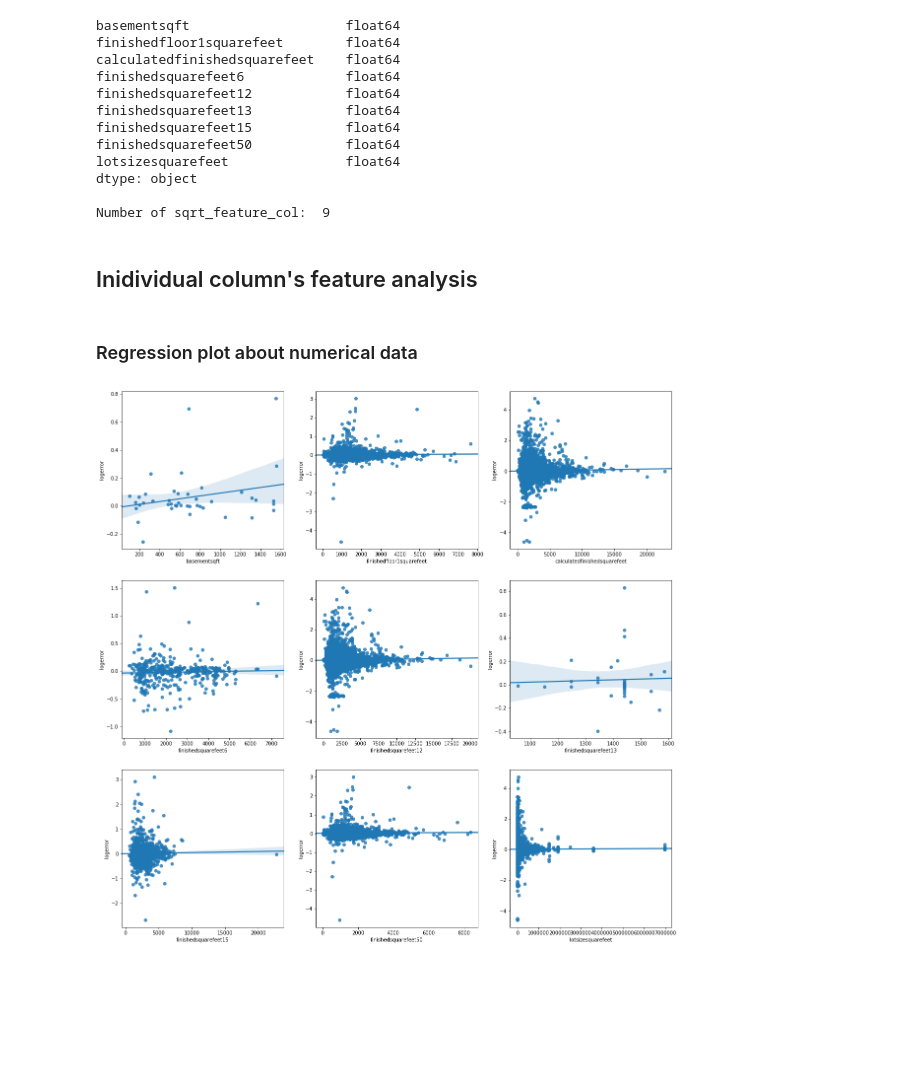
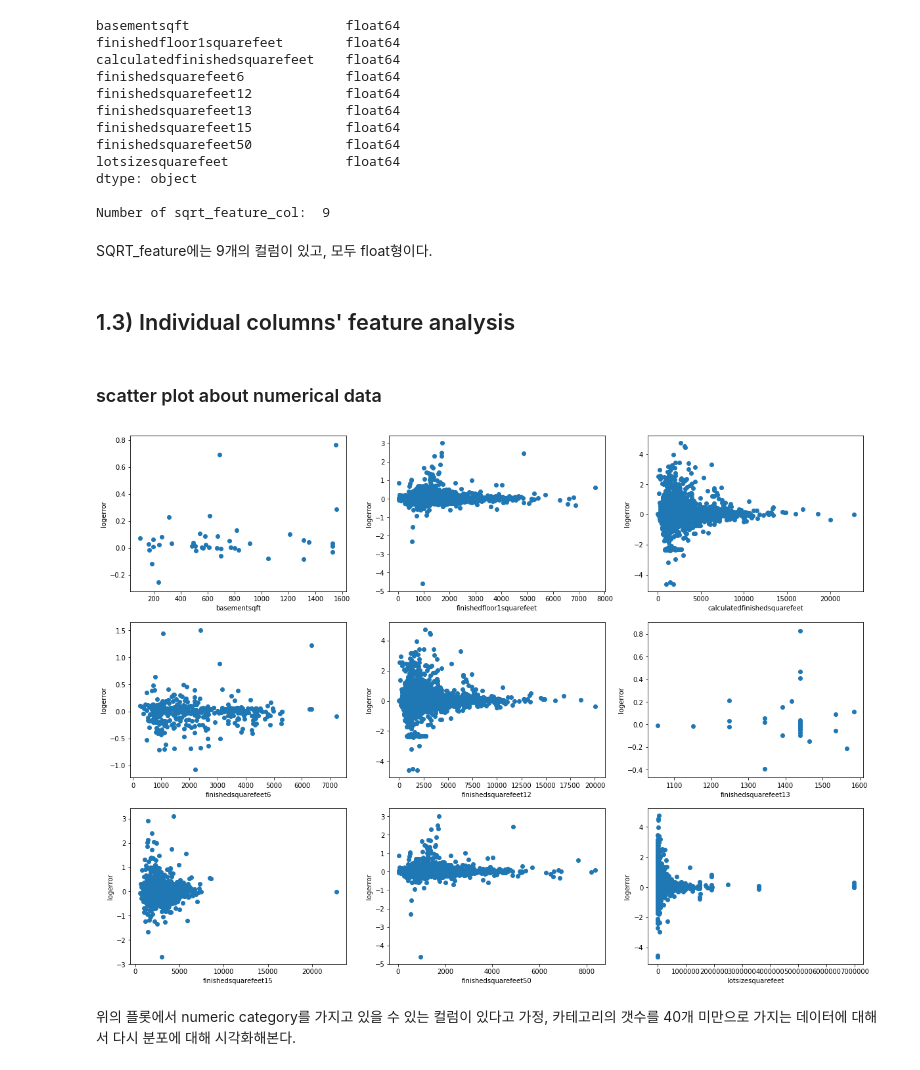
Before and after one commit to hskimim/data-analysis-tutorial, a Jupyter notebook: zillow_prize_estimation/SQRT_feature.ipynb, the cells around one changed output. Saved outputs shown, nothing was run; the diff lists cells and outputs as text; code cells hidden in the pictures; blank space fills up the shorter version.

```diff
--- a/zillow_prize_estimation/SQRT_feature.ipynb
+++ b/zillow_prize_estimation/SQRT_feature.ipynb
@@ -12,5 +13,5 @@ train_16 = pd.read_csv('train_2016_v2.csv',parse_dates=['transactiondate'],dtype
 # %%
-prop_16 = pd.read_csv('properties_2016.csv',dtype={"parcelid": int})
+prop_16 = pd.read_csv('properties_2016.csv',dtype={'fireplaceflag':object, 'taxdelinquencyflag':object, 'fireplaceflag':object, 'propertyzoningdesc':object, 'propertycountylandusecode':object, 'hashottuborspa':object})
 # %%
 train_df1 = pd.merge(train_16,prop_16,on='parcelid', how ='left')
 # %%
@@ -85,17 +90,21 @@ lotsizesquarefeet               float64
 dtype: object
 
 Number of sqrt_feature_col:  9
+# %% [markdown]
+SQRT_feature에는 9개의 컬럼이 있고, 모두 float형이다.
 # %% [markdown]
-## Inidividual column's feature analysis
+## 1.3) Individual columns' feature analysis
 # %% [markdown]
-### Regression plot about numerical data
+### scatter plot about numerical data
 # %%
 plt.figure(figsize=(20,20))
 for idx,col in enumerate(sqrt_feature_col):
-    plt.subplot(3,3,idx+1)
-    sns.regplot(train_df[col],train_df.logerror)
+    plt.subplot(4,3,idx+1)
+    plt.scatter(train_df[col],train_df.logerror)
     plt.xlabel(col)
     plt.ylabel('logerror')
 plt.show()
 # %% [output]
-[figure, old version]
+[figure, new version]
+# %% [markdown]
+위의 플롯에서 numeric category를 가지고 있을 수 있는 컬럼이 있다고 가정, 카테고리의 갯수를 40개 미만으로 가지는 데이터에 대해서 다시 분포에 대해 시각화해본다.
```
Also changed, not shown: parts of 17 cells of this notebook, 4 other files.
